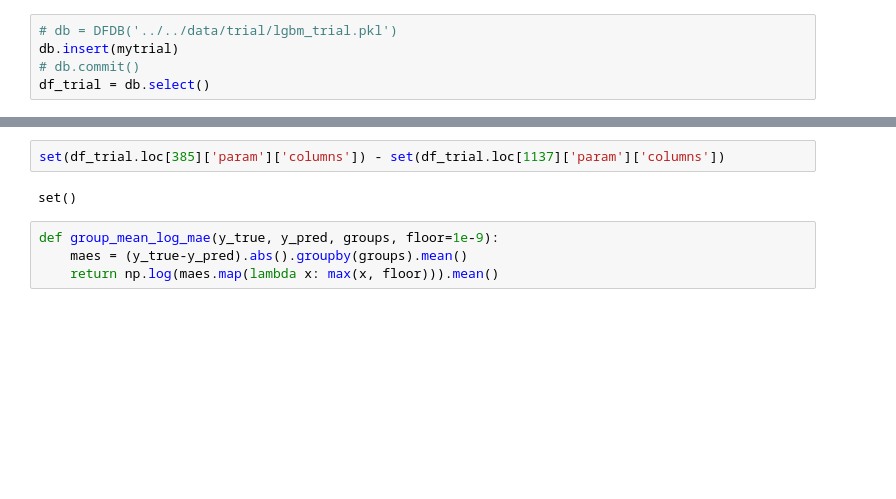
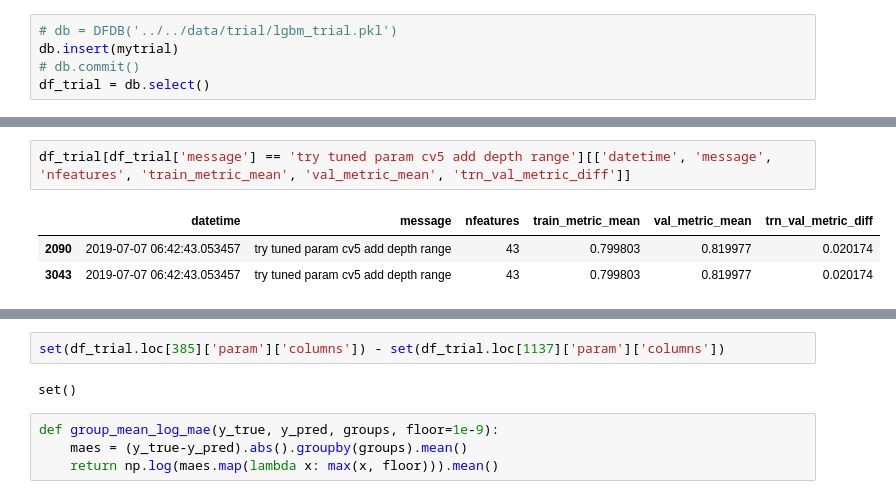
Before and after one commit to arhow/MolecularProperties, a Jupyter notebook: molecularproperties/select_features/lgbm-rfe.ipynb, the cells around one changed output, grey strips where cells are left out. Drawn from its saved outputs; the diff is of its cells as text; blank space fills up the shorter version.

```diff
--- a/molecularproperties/select_features/lgbm-rfe.ipynb
+++ b/molecularproperties/select_features/lgbm-rfe.ipynb
@@ -639,0 +631,6 @@ df_trial[df_trial['message'] == 'try tuned param cv5'][['datetime', 'message', '
+# %%
+df_trial[df_trial['message'] == 'try tuned param cv5 add depth range'][['datetime', 'message', 'nfeatures', 'train_metric_mean', 'val_metric_mean', 'trn_val_metric_diff']]
+# %% [output]
+|  | datetime | message | nfeatures | train_metric_mean | val_metric_mean | trn_val_metric_diff |
+| 2090 | 2019-07-07 06:42:43.053457 | try tuned param cv5 add depth range | 43 | 0.799803 | 0.819977 | 0.020174 |
+| 3043 | 2019-07-07 06:42:43.053457 | try tuned param cv5 add depth range | 43 | 0.799803 | 0.819977 | 0.020174 |
```
Also changed, not shown: parts of 23 cells of this notebook, 5 other files.
